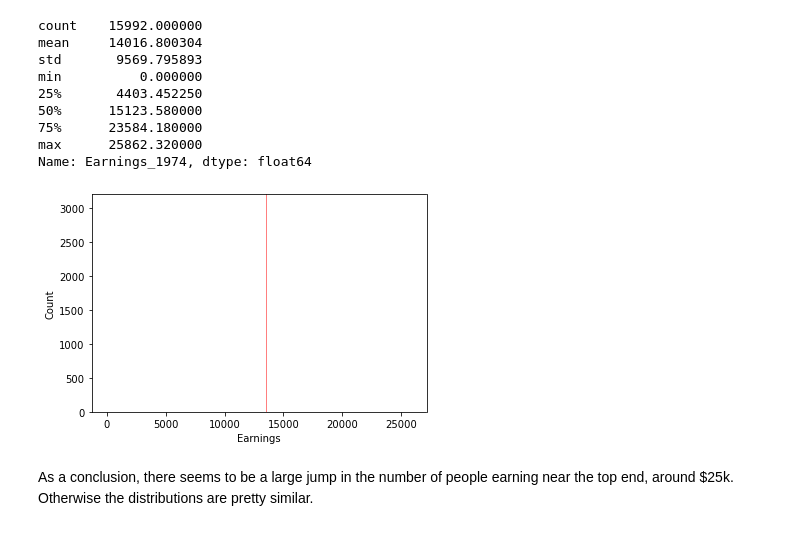
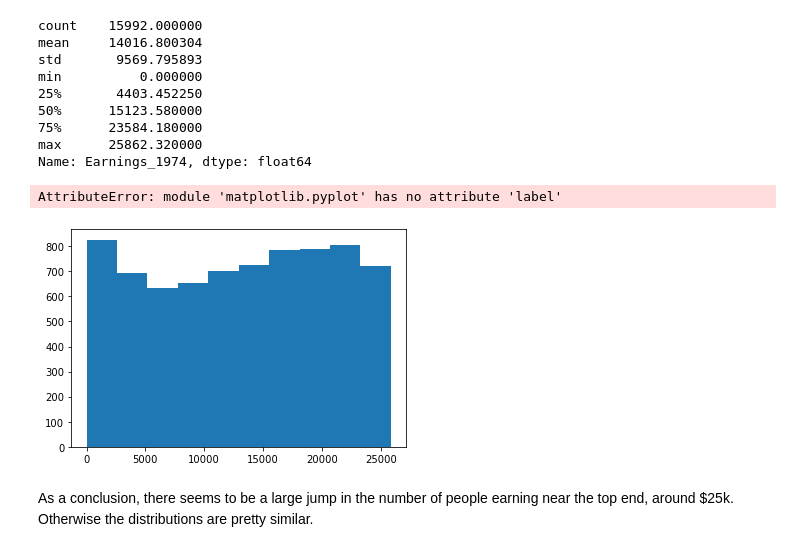
Before and after one commit to rodsunio/BSIP_Assignment_1_Students, a Jupyter notebook: stats_asn_1_stud_temp.ipynb, the cells around one changed output. Saved outputs shown, nothing was run; the diff lists cells and outputs as text; code cells hidden in the pictures.

```diff
--- a/stats_asn_1_stud_temp.ipynb
+++ b/stats_asn_1_stud_temp.ipynb
@@ -172,10 +187,11 @@ min          0.000000
 max      25862.320000
 Name: Earnings_1974, dtype: float64
 # %%
-thinkplot.Hist(Earnings_1974_hist)
-thinkplot.Config(xlabel='Earnings', ylabel='Count')
+plt.hist(Earnings_1974_hist)
+plt.label(xlabel='Earnings', ylabel='Count')
 # %% [output]
+AttributeError: module 'matplotlib.pyplot' has no attribute 'label'
-[figure, old version]
+[figure, new version]
 # %% [markdown]
 As a conclusion, there seems to be a large jump in the number of people earning near the top end, around $25k. Otherwise the distributions are pretty similar.
 # %% [markdown]
```
Also changed, not shown: parts of 2 cells of this notebook.
